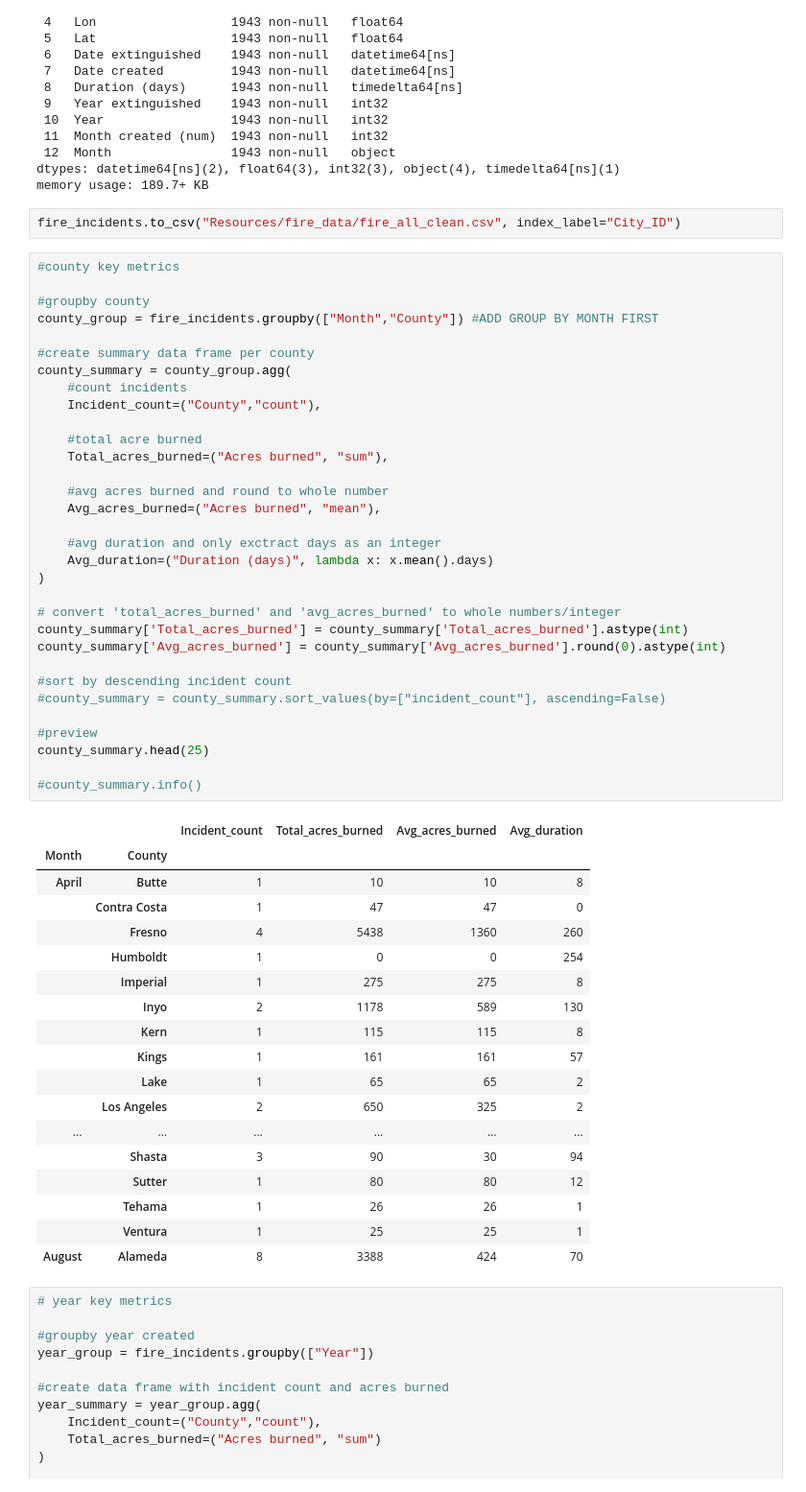
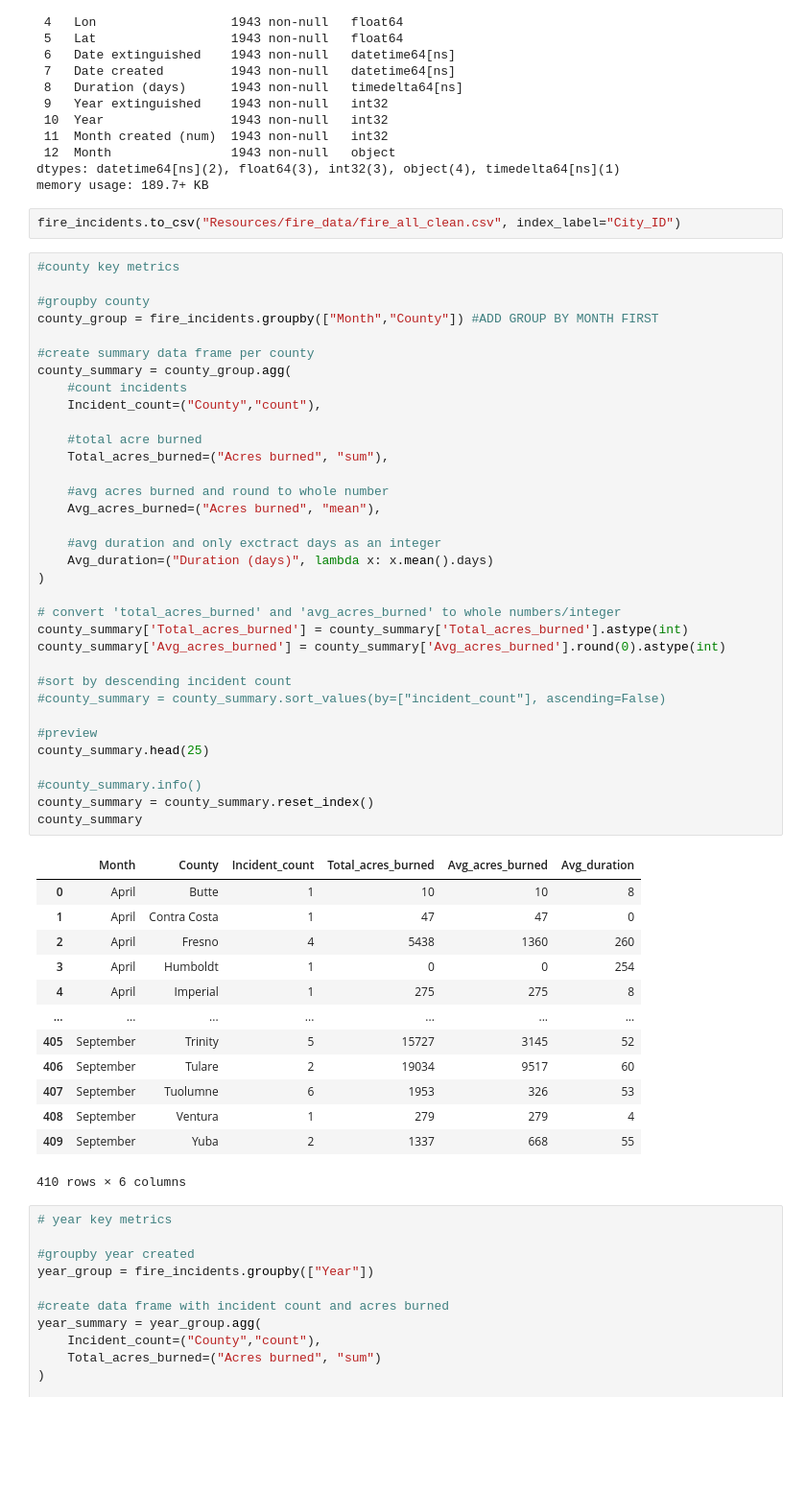
Before and after one commit to Alvin-Son/california_fire_analysis, a Jupyter notebook: fire_collection_&_cleaning.ipynb, the cells around one changed output. Shown: that part at 96% size. Cells and saved outputs as stored; diff of their text form; blank space fills up the shorter version.

```diff
--- a/fire_collection_&_cleaning.ipynb
+++ b/fire_collection_&_cleaning.ipynb
@@ -121,59 +138,56 @@ Data columns (total 13 columns):
  12  Month                1943 non-null   object
 dtypes: datetime64[ns](2), float64(3), int32(3), object(4), timedelta64[ns](1)
 memory usage: 189.7+ KB
-# %%
-fire_incidents.to_csv("Resources/fire_data/fire_all_clean.csv", index_label="City_ID")
+# %%
+fire_incidents.to_csv("Resources/fire_data/fire_all_clean.csv", index_label="City_ID")
 # %%
 #county key metrics
 
 #groupby county
 county_group = fire_incidents.groupby(["Month","County"]) #ADD GROUP BY MONTH FIRST
 
 #create summary data frame per county
 county_summary = county_group.agg(
     #count incidents
     Incident_count=("County","count"),
 
     #total acre burned
     Total_acres_burned=("Acres burned", "sum"),
 
     #avg acres burned and round to whole number
     Avg_acres_burned=("Acres burned", "mean"),
 
     #avg duration and only exctract days as an integer
     Avg_duration=("Duration (days)", lambda x: x.mean().days)
 )
 
 # convert 'total_acres_burned' and 'avg_acres_burned' to whole numbers/integer
 county_summary['Total_acres_burned'] = county_summary['Total_acres_burned'].astype(int)
 county_summary['Avg_acres_burned'] = county_summary['Avg_acres_burned'].round(0).astype(int)
 
 #sort by descending incident count
 #county_summary = county_summary.sort_values(by=["incident_count"], ascending=False)
 
 #preview
 county_summary.head(25)
 
 #county_summary.info()
+county_summary = county_summary.reset_index()
+county_summary
 # %% [output]
-|  |  | Incident_count | Total_acres_burned | Avg_acres_burned | Avg_duration |
-| Month | County |  |  |  |  |
-| April | Butte | 1 | 10 | 10 | 8 |
-|  | Contra Costa | 1 | 47 | 47 | 0 |
-|  | Fresno | 4 | 5438 | 1360 | 260 |
-|  | Humboldt | 1 | 0 | 0 | 254 |
-|  | Imperial | 1 | 275 | 275 | 8 |
-|  | Inyo | 2 | 1178 | 589 | 130 |
-|  | Kern | 1 | 115 | 115 | 8 |
-|  | Kings | 1 | 161 | 161 | 57 |
-|  | Lake | 1 | 65 | 65 | 2 |
-|  | Los Angeles | 2 | 650 | 325 | 2 |
-| ... | ... | ... | ... | ... | ... |
-|  | Shasta | 3 | 90 | 30 | 94 |
-|  | Sutter | 1 | 80 | 80 | 12 |
-|  | Tehama | 1 | 26 | 26 | 1 |
-|  | Ventura | 1 | 25 | 25 | 1 |
-| August | Alameda | 8 | 3388 | 424 | 70 |
+|  | Month | County | Incident_count | Total_acres_burned | Avg_acres_burned | Avg_duration |
+| 0 | April | Butte | 1 | 10 | 10 | 8 |
+| 1 | April | Contra Costa | 1 | 47 | 47 | 0 |
+| 2 | April | Fresno | 4 | 5438 | 1360 | 260 |
+| 3 | April | Humboldt | 1 | 0 | 0 | 254 |
+| 4 | April | Imperial | 1 | 275 | 275 | 8 |
+| ... | ... | ... | ... | ... | ... | ... |
+| 405 | September | Trinity | 5 | 15727 | 3145 | 52 |
+| 406 | September | Tulare | 2 | 19034 | 9517 | 60 |
+| 407 | September | Tuolumne | 6 | 1953 | 326 | 53 |
+| 408 | September | Ventura | 1 | 279 | 279 | 4 |
+| 409 | September | Yuba | 2 | 1337 | 668 | 55 |
+410 rows × 6 columns
 # %%
 # year key metrics
 
```
Also changed, not shown: parts of 3 cells of this notebook, 14 other files.
